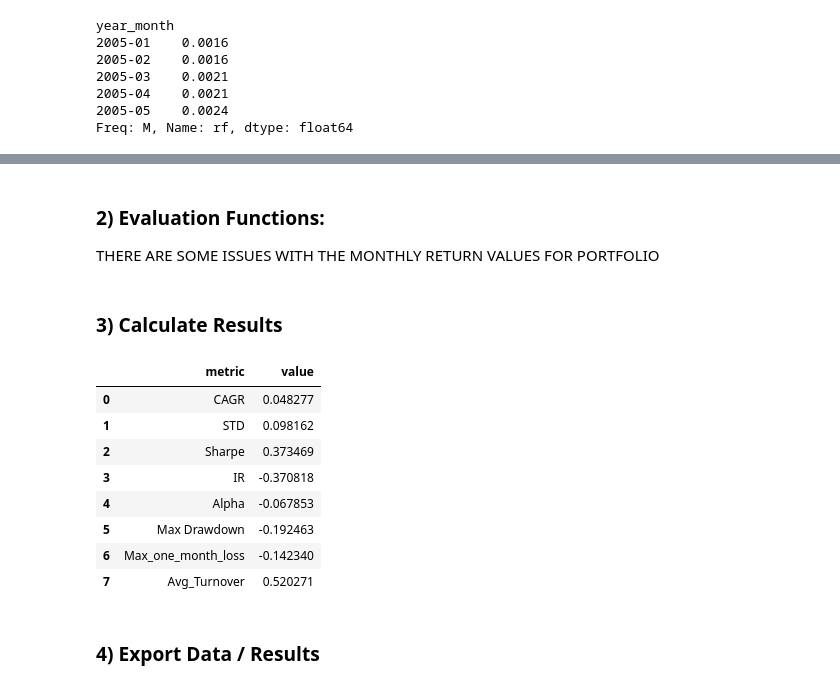
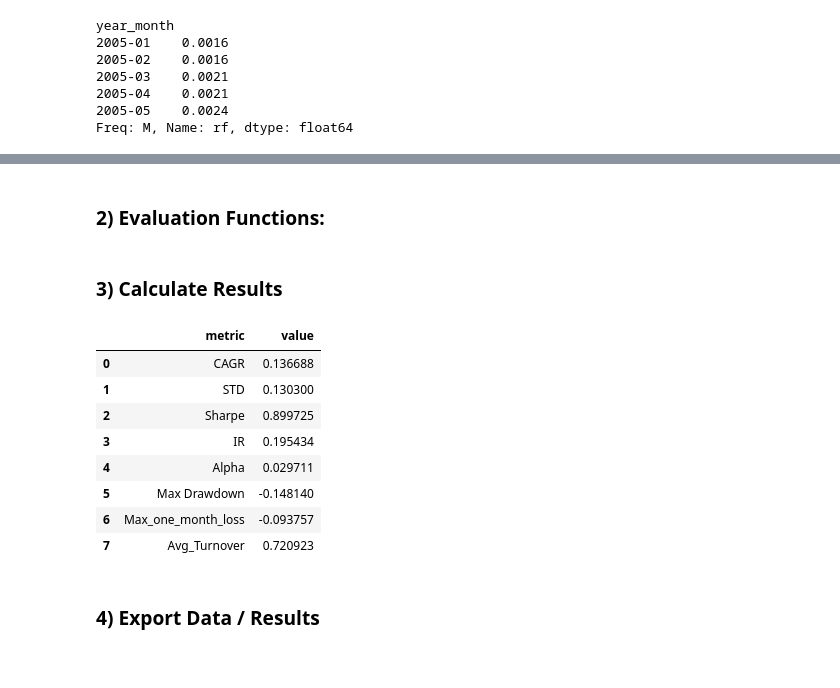
Before and after one commit to ErikHunter04/website, a Jupyter notebook: Evaluate.ipynb, the cells around one changed output, grey strips where cells are left out. Cells and saved outputs as stored; diff of their text form; code cells hidden in the pictures.

```diff
--- a/Evaluate.ipynb
+++ b/Evaluate.ipynb
@@ -28,3 +28,5 @@ PORTFOLIO_CSV = DATA_DIR / "portfolio_weights.csv"  # columns: date, id, weight,
 # %%
 # Change this path to your file
-MKT_CSV = DATA_DIR / "mkt_ind.csv"  # expects columns: year, month, rf, ret
+MKT_CSV = DATA_DIR / "MSCI_ind.csv"  # expects columns: year, month, rf, ret
+# %%
+RF_CSV = DATA_DIR / "mkt_ind.csv"
@@ -285,7 +341,7 @@ Freq: M, Name: Close, dtype: float64
 # %%
 # Load Market CSV and prepare Monthly Riskless Return
 def load_rf_ret(
-    mkt_csv_path: str = MKT_CSV,
+    mkt_csv_path: str = RF_CSV,
     rf_col: str = "rf",
     year_col: str = "year",
     month_col: str = "month",
@@ -326,0 +386,21 @@ Freq: M, Name: rf, dtype: float64
+# %%
+def load_prtf_ret(
+    port_csv_path: str = PORTFOLIO_CSV,
+    *,
+    date_col: str = "year_month",
+    weight_col: str = "weight",
+    ret_col: str = "stock_ret",
+) -> pd.DataFrame:
+    df = load_portfolio(port_csv_path)
+
+    monthly_returns = (
+        df.dropna(subset=[ret_col])
+        .assign(prod=lambda d: d[weight_col] * d[ret_col])
+        .groupby(date_col, as_index=False)['prod']
+        .sum()
+        .rename(columns={'prod': 'pf_monthly_ret'})
+    )
+
+    dt = pd.to_datetime(monthly_returns[date_col] + "-01")
+    monthly_returns[date_col] = dt.dt.strftime("%Y-%m")
+    return monthly_returns
@@ -327,6 +425,5 @@ Freq: M, Name: rf, dtype: float64
 # %% [markdown]
 ### 2) Evaluation Functions:
-THERE ARE SOME ISSUES WITH THE MONTHLY RETURN VALUES FOR PORTFOLIO
 # %%
 # Risk / Return Helpers (annualized where relevant)
 def cagr() -> float:
@@ -587,17 +704,21 @@ rf_ret = load_rf_ret()
 # %%
 # Calculate Stats
-stats = summary_statistics(mkt_ret, rf_ret)
+stats = summary_statistics(
+    load_mkt_ret(),
+    load_rf_ret()
+)
+
 stats
 # %% [output]
 |  | metric | value |
-| 0 | CAGR | 0.048277 |
-| 1 | STD | 0.098162 |
-| 2 | Sharpe | 0.373469 |
-| 3 | IR | -0.370818 |
-| 4 | Alpha | -0.067853 |
-| 5 | Max Drawdown | -0.192463 |
-| 6 | Max_one_month_loss | -0.142340 |
-| 7 | Avg_Turnover | 0.520271 |
+| 0 | CAGR | 0.136688 |
+| 1 | STD | 0.130300 |
+| 2 | Sharpe | 0.899725 |
+| 3 | IR | 0.195434 |
+| 4 | Alpha | 0.029711 |
+| 5 | Max Drawdown | -0.148140 |
+| 6 | Max_one_month_loss | -0.093757 |
+| 7 | Avg_Turnover | 0.720923 |
 # %% [markdown]
 ### 4) Export Data / Results
 # %%
```
Also changed, not shown: parts of 30 cells of this notebook.
